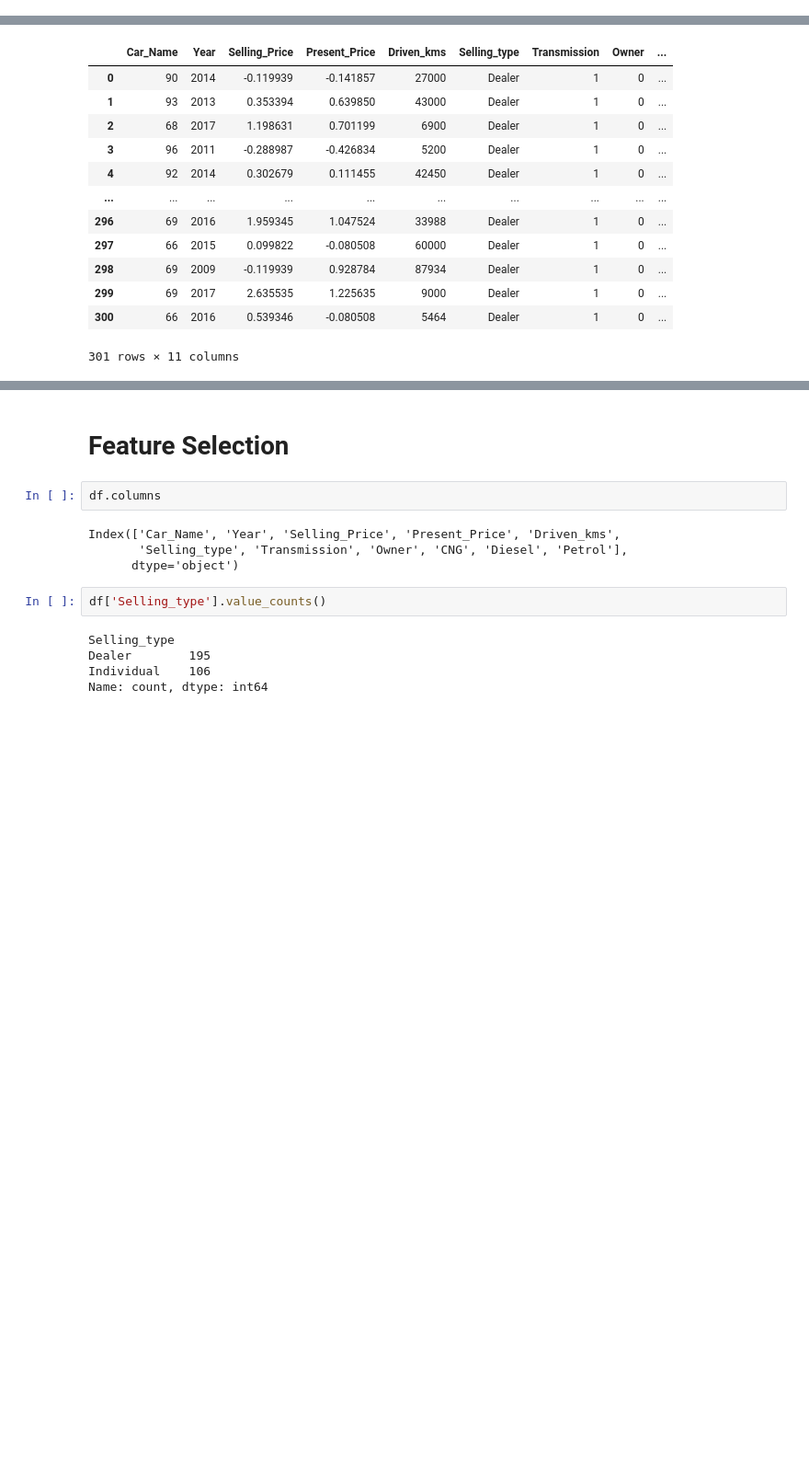
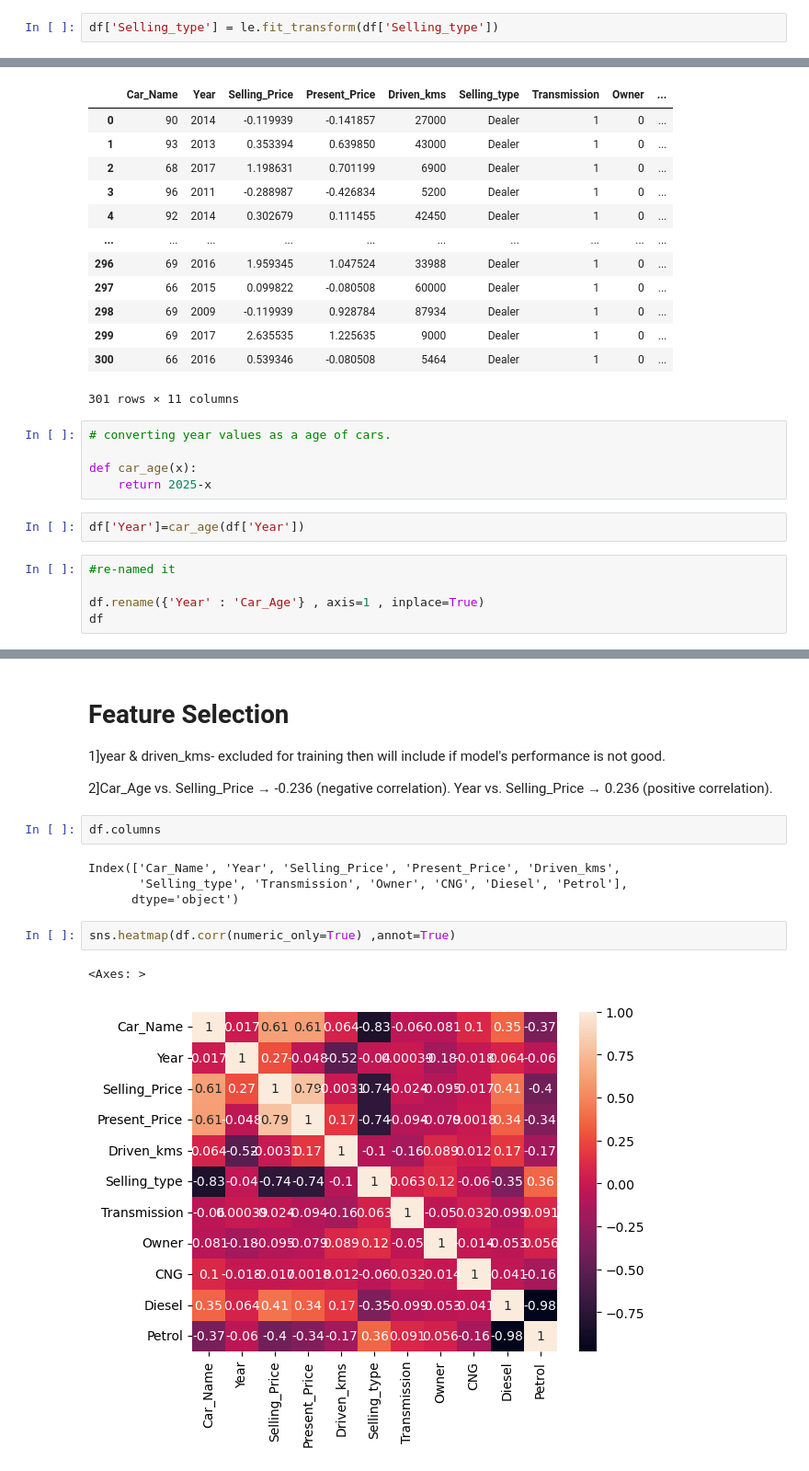
Before and after one commit to aumpanara-art/Car-Price-Prediction-with-M.L., a Jupyter notebook: Car-Prediction.ipynb, the cells around one changed output, grey strips where cells are left out. Shown: that part at 92% size. Drawn from its saved outputs; the diff is of its cells as text; blank space fills up the shorter version.

```diff
--- a/Car-Prediction.ipynb
+++ b/Car-Prediction.ipynb
@@ -397,6 +400,8 @@ LabelEncoder()
 
 df['Car_Name']     = le.fit_transform(df['Car_Name'])
 df['Transmission'] = le.fit_transform(df['Transmission'])
+# %%
+df['Selling_type'] = le.fit_transform(df['Selling_type'])
 # %% [markdown]
 ## One-hot encoder
 # %%
@@ -458,3 +463,15 @@ df
 | 299 | 69 | 2017 | 2.635535 | 1.225635 | 9000 | Dealer | 1 | 0 | ... |
 | 300 | 66 | 2016 | 0.539346 | -0.080508 | 5464 | Dealer | 1 | 0 | ... |
 301 rows × 11 columns
+# %%
+# converting year values as a age of cars.
+
+def car_age(x):
+    return 2025-x
+# %%
+df['Year']=car_age(df['Year'])
+# %%
+#re-named it
+
+df.rename({'Year' : 'Car_Age'} , axis=1 , inplace=True)
+df
@@ -461,15 +492,18 @@ df
 # %% [markdown]
 # Feature Selection
+
+1]year & driven_kms- excluded for training then will include if model's performance is not good.
+
+2]Car_Age vs. Selling_Price → -0.236 (negative correlation).
+Year vs. Selling_Price → 0.236 (positive correlation).
 # %%
 df.columns
 # %% [output]
 Index(['Car_Name', 'Year', 'Selling_Price', 'Present_Price', 'Driven_kms',
        'Selling_type', 'Transmission', 'Owner', 'CNG', 'Diesel', 'Petrol'],
       dtype='object')
-# %%
-df['Selling_type'].value_counts()
-# %% [output]
-Selling_type
-Dealer        195
-Individual    106
-Name: count, dtype: int64
+# %%
+sns.heatmap(df.corr(numeric_only=True) ,annot=True)
+# %% [output]
+<Axes: >
+[figure, added]
```
Also changed, not shown: parts of 2 cells of this notebook.
